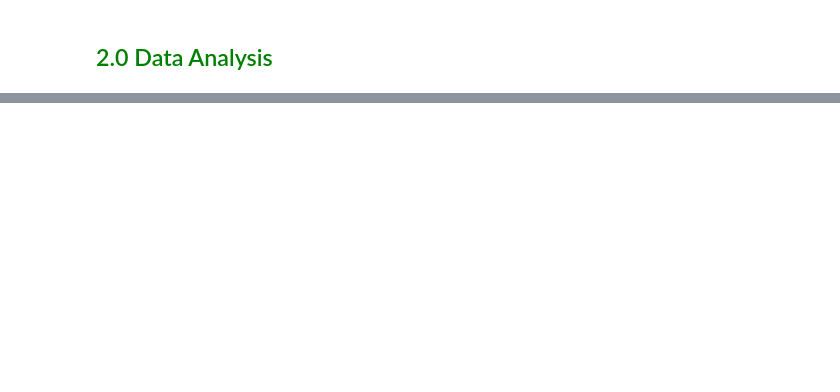
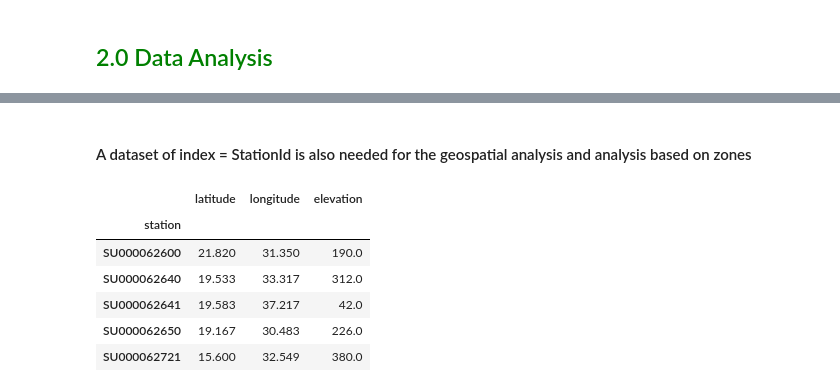
Before and after one commit to Gbekoilias/Eonflux_Capstone_Project_HDSC_FALL_23, a Jupyter notebook: Data_merging.ipynb, the cells around one changed output, grey strips where cells are left out. Saved outputs shown, nothing was run; the diff lists cells and outputs as text; code cells hidden in the pictures; blank space fills up the shorter version.

```diff
--- a/Data_merging.ipynb
+++ b/Data_merging.ipynb
@@ -200,0 +323,20 @@ station_df(stations[0])
+# %% [markdown]
+#### A dataset of index = StationId is also needed for the geospatial analysis and analysis based on zones
+# %%
+#create an empty dataframe to hold the station, lat, lon and elevation
+df=pd.DataFrame()
+#place the station, lat, lon and elevation in the dataframe
+df=df.assign(station=station_metadata['Station']).set_index('station')
+df['latitude']=station_metadata['lat'].values
+df['longitude']=station_metadata['lon'].values
+df['elevation']=station_metadata['Elevation'].values
+#chech the dataframe
+df.head()
+# %% [output]
+|  | latitude | longitude | elevation |
+| station |  |  |  |
+| SU000062600 | 21.820 | 31.350 | 190.0 |
+| SU000062640 | 19.533 | 33.317 | 312.0 |
+| SU000062641 | 19.583 | 37.217 | 42.0 |
+| SU000062650 | 19.167 | 30.483 | 226.0 |
+| SU000062721 | 15.600 | 32.549 | 380.0 |
```
Also changed, not shown: parts of 28 cells of this notebook.
